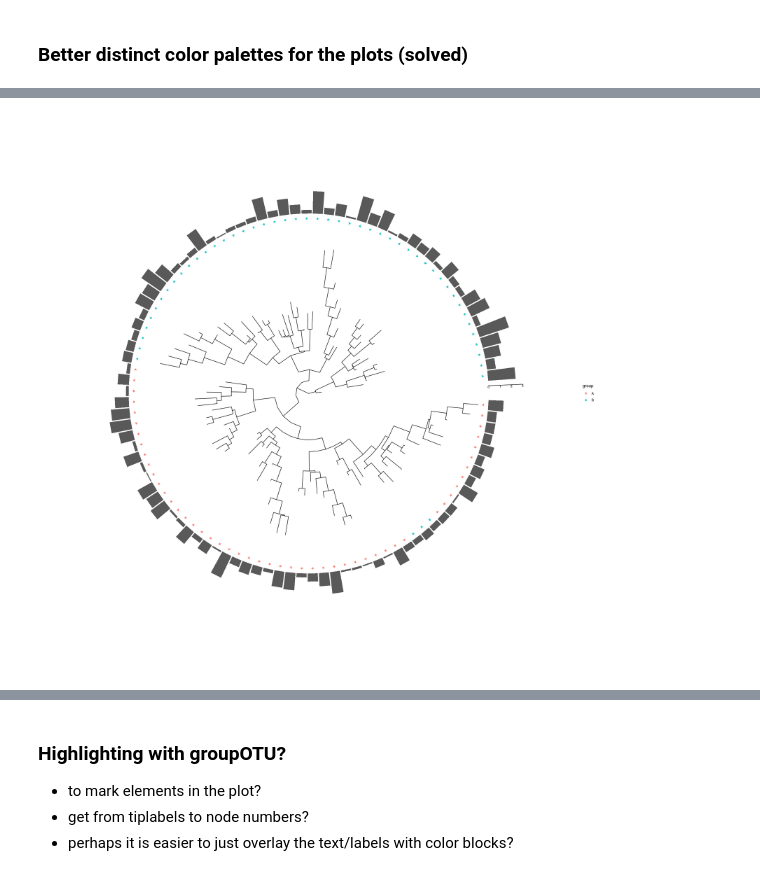
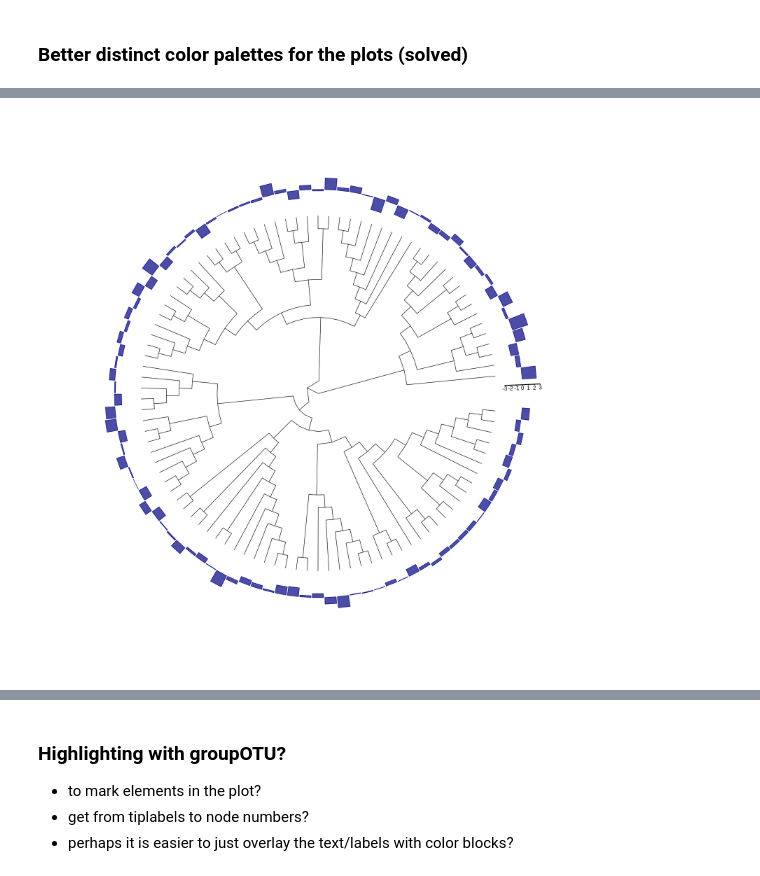
Before and after one commit to tgstoecker/A2TEA.WebApp, a Jupyter notebook: shiny_tests.ipynb, the cells around one changed output, grey strips where cells are left out. Drawn from its saved outputs; the diff is of its cells as text; code cells hidden in the pictures.

```diff
--- a/shiny_tests.ipynb
+++ b/shiny_tests.ipynb
@@ -1522,70 +1941,53 @@ branch, angle, fake_group.
 # %%
 library(ggtree)
+library(ggtreeExtra)
+library(ggstar)
 library(ggplot2)
-library(ggstar)
 set.seed(1024)
 tr <- rtree(100)
-dd = data.frame(id=tr$tip.label, value=abs(rnorm(100)))
-dt = data.frame(id=tr$tip.label, group=c(rep("A",50),rep("B",50)))
-p <- ggtree(tr, layout="circular")
+dd = data.frame(id=tr$tip.label, value=rnorm(100), group="yes")
+#dd = data.frame(id=tr$tip.label, value=abs(rnorm(100)))
+p <- ggtree(tr, layout="circular", branch.length = "none")
 
-p1 <- p +
-      geom_fruit(
-          data=dt,
-          geom=geom_star,
-          mapping=aes(y=id, fill=group),
-          size=2.5,
-          starstroke=0
-      )
-p2 <- p1 +
+text.size_setting = 5
+nbreak_setting = 5
+
+p2 <- p +
       geom_fruit(
           data=dd,
           geom=geom_bar,
           mapping=aes(x=value, y=id),
           orientation="y",
-          stat="identity"
-      )
+          stat="identity",
+          fill="navy",
+          colour = "navy",
+          alpha=.7,
+          inherit.aes=FALSE,
+          offset = 0.15,
+          pwidth = 0.1,
+          axis.params =
+            list(
+              axis = "x",
+              text.size = text.size_setting,
+              # nbreak - variable or function output is not accepted here?
+              nbreak = nbreak_setting,
+              line.size = 1,
+              line.color = "black",
+              vjust = 1
+#              inherit.aes = FALSE
+              ),
+           grid.params =
+             list(
+               size = 1, #color = "navy"
+               linetype = 0
+             )
+          )
 
-p3 <- fruit_plot(
-           p=p,
-           data=dt,
-           geom=geom_star,
-           mapping=aes(y=id, fill=group),
-           size=2.5,
-           starstroke=0
-      )
+p2
 
-p4 <- fruit_plot(
-           p=p3,
-           data=dd,
-           geom=geom_bar,
-           mapping=aes(x=value, y=id),
-           orientation="y",
-           stat="identity"
-      )
-p <- p %<+% dd %<+% dt
-p5 <- p +
-      geom_fruit(
-          geom = geom_star,
-          mapping = aes(y=id, fill=group),
-          size = 2.5,
-          starstroke = 0
-      ) +
-      geom_fruit(
-          geom = geom_bar,
-          mapping = aes(x=value, y=id),
-          orientation = "y",
-          stat = 'identity',
-          axis.params =
-                                 list(
-                                   axis = "x",
-                                   text.size = 3,
-                                   # nbreak - variable or function accepted here?
-                                   nbreak = 3,
-                                   line.size = 0.5,
-                                   line.color = "black"
-                                 )
-      )
 
-head(p$data)
+#pwidth
+#text.size
+#vjust
+#grid - linetype
 # %% [output]
@@ -1601 +1994 @@ A tbl_tree: 6 × 11
-[figure, old version]
+[figure, new version]
```
Also changed, not shown: parts of 37 cells of this notebook.
